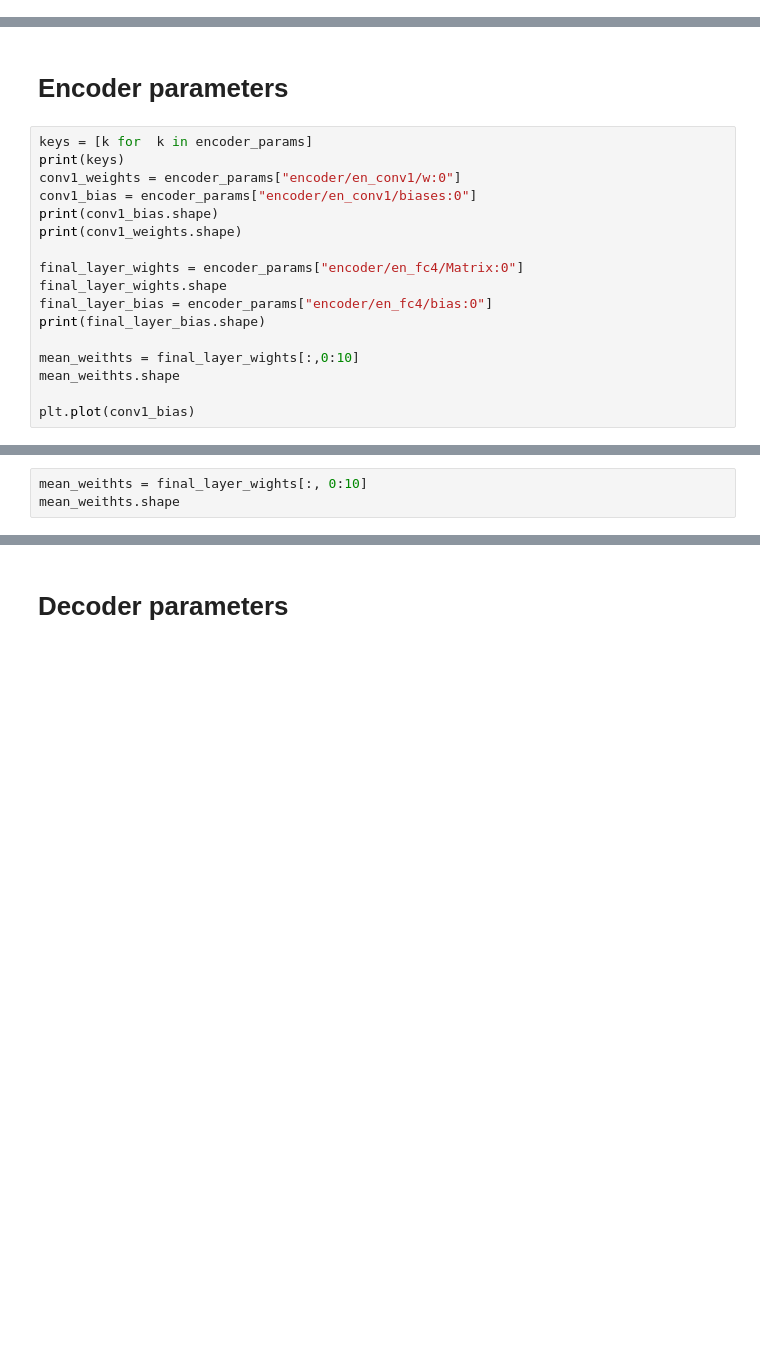
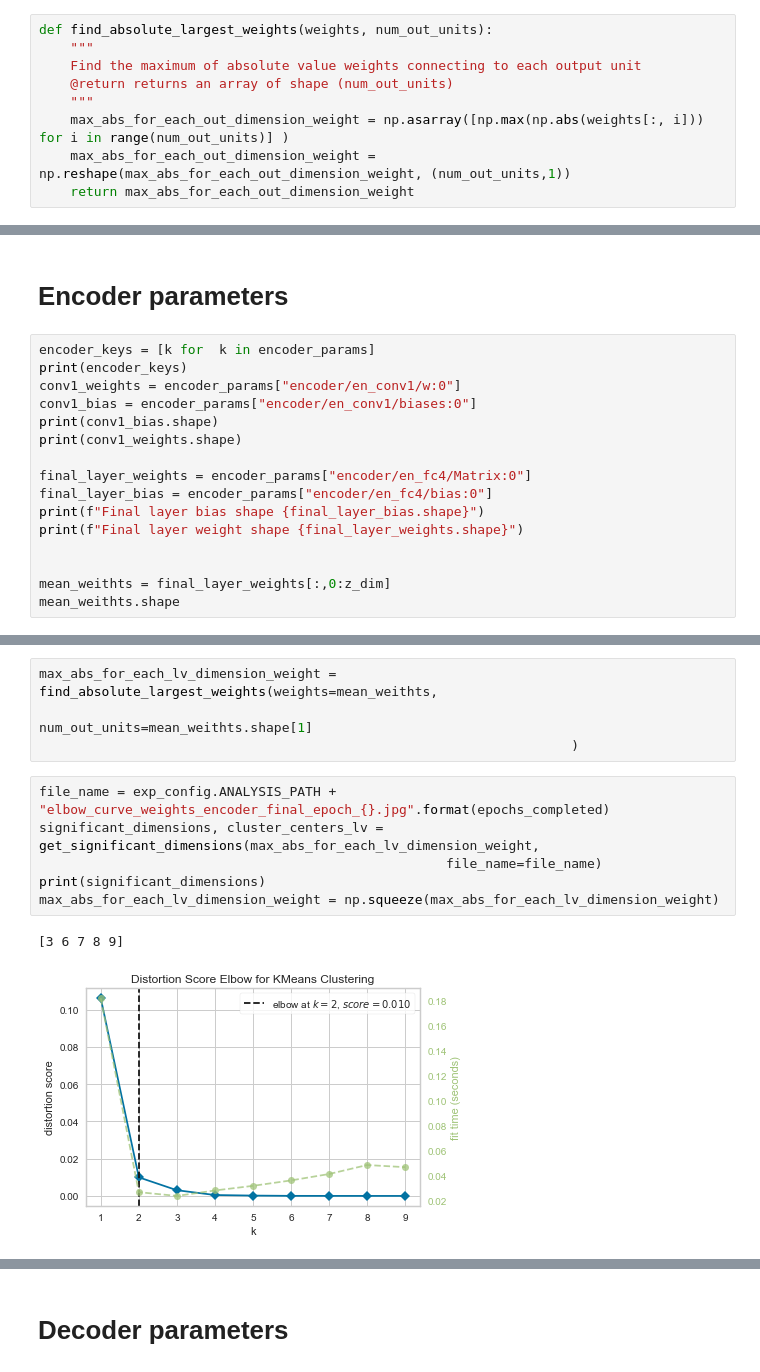
Before and after one commit to sunilvengalil/concept_learning, a Jupyter notebook: notebooks/analyze_filters_v3.ipynb, the cells around one changed output, grey strips where cells are left out. Cells and saved outputs as stored; diff of their text form; blank space fills up the shorter version.

Commit message:
Added code for white box analysis of unsupervised trained VAE

```diff
--- a/notebooks/analyze_filters_v3.ipynb
+++ b/notebooks/analyze_filters_v3.ipynb
@@ -77,3 +81,12 @@ def plot_mean_latentvector(__latent_vectors, digits, new_fig=True):
             #plt.imshow(np.squeeze(reconstructed_image),cmap="gray")
     tf.reset_default_graph()
     return reconstructed_image_for_means
+# %%
+def find_absolute_largest_weights(weights, num_out_units):
+    """
+    Find the maximum of absolute value weights connecting to each output unit
+    @return returns an array of shape (num_out_units)
+    """
+    max_abs_for_each_out_dimension_weight = np.asarray([np.max(np.abs(weights[:, i])) for i in range(num_out_units)] )
+    max_abs_for_each_out_dimension_weight = np.reshape(max_abs_for_each_out_dimension_weight, (num_out_units,1))
+    return max_abs_for_each_out_dimension_weight
@@ -152,22 +190,21 @@ Number of epochs completed 10.0
 # %% [markdown]
 # Encoder parameters
 # %%
-keys = [k for  k in encoder_params]
-print(keys)
+encoder_keys = [k for  k in encoder_params]
+print(encoder_keys)
 conv1_weights = encoder_params["encoder/en_conv1/w:0"]
 conv1_bias = encoder_params["encoder/en_conv1/biases:0"]
 print(conv1_bias.shape)
 print(conv1_weights.shape)
 
-final_layer_wights = encoder_params["encoder/en_fc4/Matrix:0"]
-final_layer_wights.shape
+final_layer_weights = encoder_params["encoder/en_fc4/Matrix:0"]
 final_layer_bias = encoder_params["encoder/en_fc4/bias:0"]
-print(final_layer_bias.shape)
+print(f"Final layer bias shape {final_layer_bias.shape}")
+print(f"Final layer weight shape {final_layer_weights.shape}")
 
-mean_weithts = final_layer_wights[:,0:10]
+
+mean_weithts = final_layer_weights[:,0:z_dim]
 mean_weithts.shape
-
-plt.plot(conv1_bias)
 # %% [output]
 ['encoder/en_conv1/w:0', 'encoder/en_conv1/biases:0', 'encoder/en_conv2/w:0', 'encoder/en_conv2/biases:0', 'encoder/en_fc3/Matrix:0', 'encoder/en_fc3/bias:0', 'encoder/en_fc4/Matrix:0', 'encoder/en_fc ...
 (64,)
@@ -178,3 +214,0 @@ plt.plot(conv1_bias)
-# %%
-mean_weithts = final_layer_wights[:, 0:10]
-mean_weithts.shape
@@ -198,0 +215,13 @@ for i in range(10):
+# %%
+max_abs_for_each_lv_dimension_weight = find_absolute_largest_weights(weights=mean_weithts,
+                                                                     num_out_units=mean_weithts.shape[1]
+                                                                    )
+# %%
+file_name = exp_config.ANALYSIS_PATH + "elbow_curve_weights_encoder_final_epoch_{}.jpg".format(epochs_completed)
+significant_dimensions, cluster_centers_lv = get_significant_dimensions(max_abs_for_each_lv_dimension_weight,
+                                                    file_name=file_name)
+print(significant_dimensions)
+max_abs_for_each_lv_dimension_weight = np.squeeze(max_abs_for_each_lv_dimension_weight)
+# %% [output]
+[3 6 7 8 9]
+[figure, added]
```
Also changed, not shown: parts of 29 cells of this notebook, 8 other files.
